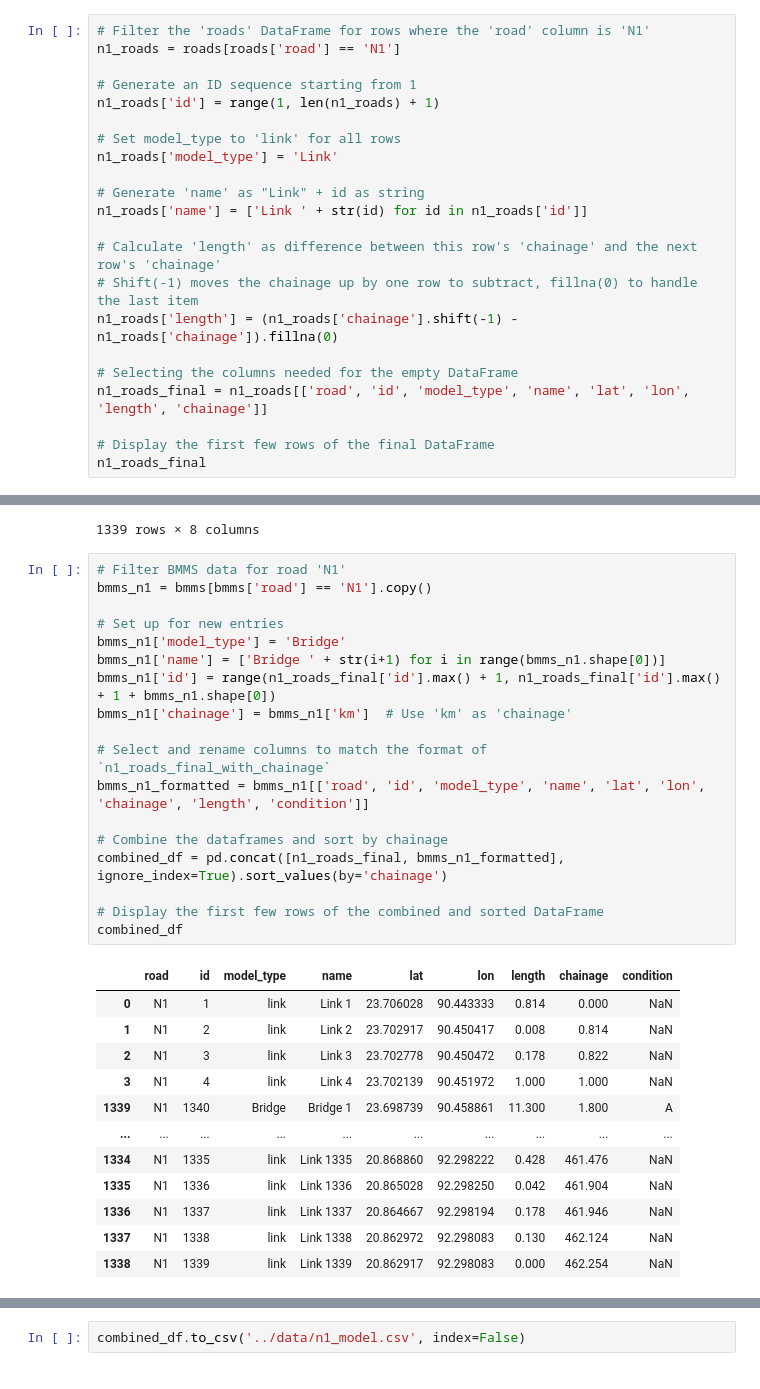
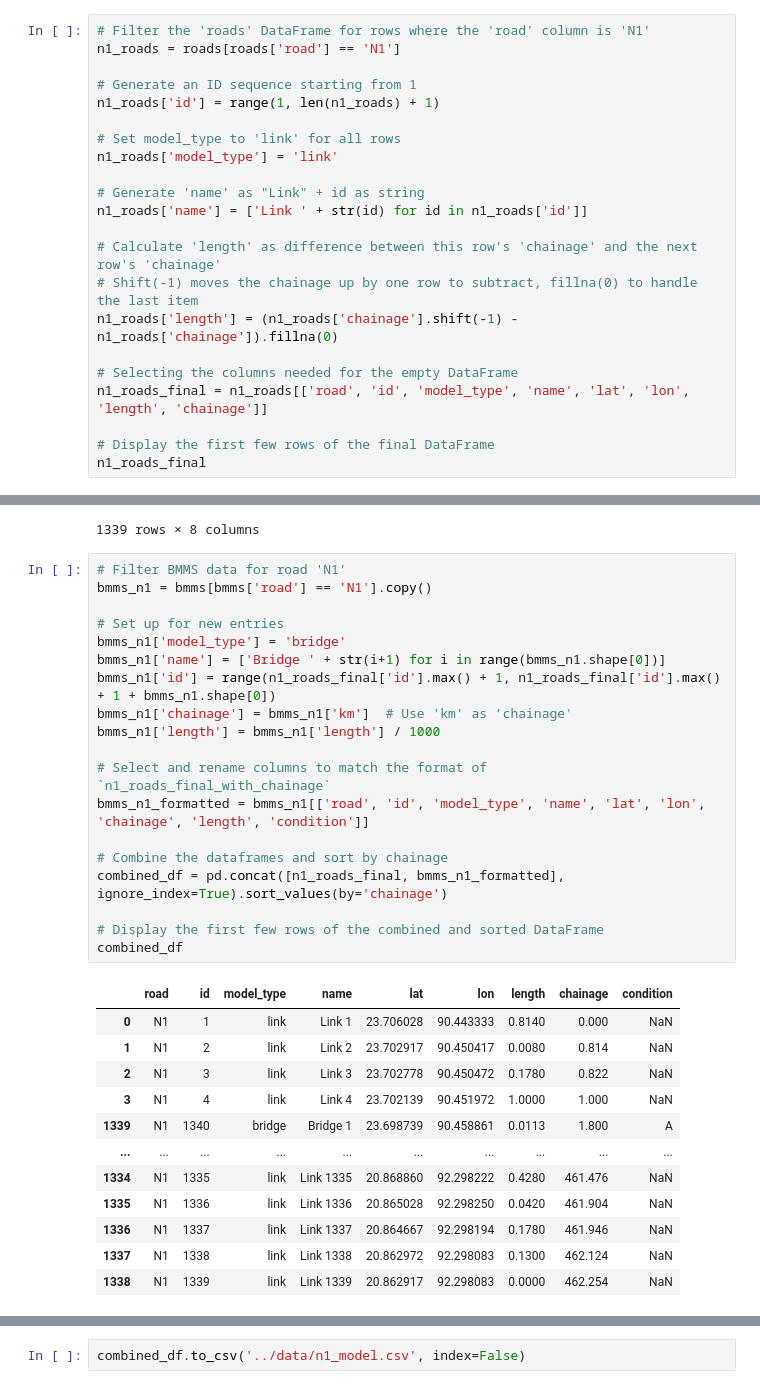
Before and after one commit to Anne-JS/advanced_simulation, a Jupyter notebook: EPA133a-G02-A2/model/Sven_doet_dingen.ipynb, the cells around one changed output, grey strips where cells are left out. Cells and saved outputs as stored; diff of their text form.

Commit message:
created n1_model.csv file

```diff
--- a/EPA133a-G02-A2/model/Sven_doet_dingen.ipynb
+++ b/EPA133a-G02-A2/model/Sven_doet_dingen.ipynb
@@ -71,7 +71,7 @@ n1_roads = roads[roads['road'] == 'N1']
 n1_roads['id'] = range(1, len(n1_roads) + 1)
 
 # Set model_type to 'link' for all rows
-n1_roads['model_type'] = 'Link'
+n1_roads['model_type'] = 'link'
 
 # Generate 'name' as "Link" + id as string
 n1_roads['name'] = ['Link ' + str(id) for id in n1_roads['id']]
@@ -122,32 +122,33 @@ See the caveats in the documentation: https://pandas.pydata.org/pandas-docs/stab
 # %%
 # Filter BMMS data for road 'N1'
 bmms_n1 = bmms[bmms['road'] == 'N1'].copy()
 
 # Set up for new entries
-bmms_n1['model_type'] = 'Bridge'
+bmms_n1['model_type'] = 'bridge'
 bmms_n1['name'] = ['Bridge ' + str(i+1) for i in range(bmms_n1.shape[0])]
 bmms_n1['id'] = range(n1_roads_final['id'].max() + 1, n1_roads_final['id'].max() + 1 + bmms_n1.shape[0])
 bmms_n1['chainage'] = bmms_n1['km']  # Use 'km' as 'chainage'
+bmms_n1['length'] = bmms_n1['length'] / 1000
 
 # Select and rename columns to match the format of `n1_roads_final_with_chainage`
 bmms_n1_formatted = bmms_n1[['road', 'id', 'model_type', 'name', 'lat', 'lon', 'chainage', 'length', 'condition']]
 
 # Combine the dataframes and sort by chainage
 combined_df = pd.concat([n1_roads_final, bmms_n1_formatted], ignore_index=True).sort_values(by='chainage')
 
 # Display the first few rows of the combined and sorted DataFrame
 combined_df
 # %% [output]
 |  | road | id | model_type | name | lat | lon | length | chainage | condition |
-| 0 | N1 | 1 | link | Link 1 | 23.706028 | 90.443333 | 0.814 | 0.000 | NaN |
-| 1 | N1 | 2 | link | Link 2 | 23.702917 | 90.450417 | 0.008 | 0.814 | NaN |
-| 2 | N1 | 3 | link | Link 3 | 23.702778 | 90.450472 | 0.178 | 0.822 | NaN |
-| 3 | N1 | 4 | link | Link 4 | 23.702139 | 90.451972 | 1.000 | 1.000 | NaN |
-| 1339 | N1 | 1340 | Bridge | Bridge 1 | 23.698739 | 90.458861 | 11.300 | 1.800 | A |
+| 0 | N1 | 1 | link | Link 1 | 23.706028 | 90.443333 | 0.8140 | 0.000 | NaN |
+| 1 | N1 | 2 | link | Link 2 | 23.702917 | 90.450417 | 0.0080 | 0.814 | NaN |
+| 2 | N1 | 3 | link | Link 3 | 23.702778 | 90.450472 | 0.1780 | 0.822 | NaN |
+| 3 | N1 | 4 | link | Link 4 | 23.702139 | 90.451972 | 1.0000 | 1.000 | NaN |
+| 1339 | N1 | 1340 | bridge | Bridge 1 | 23.698739 | 90.458861 | 0.0113 | 1.800 | A |
 | ... | ... | ... | ... | ... | ... | ... | ... | ... | ... |
-| 1334 | N1 | 1335 | link | Link 1335 | 20.868860 | 92.298222 | 0.428 | 461.476 | NaN |
-| 1335 | N1 | 1336 | link | Link 1336 | 20.865028 | 92.298250 | 0.042 | 461.904 | NaN |
-| 1336 | N1 | 1337 | link | Link 1337 | 20.864667 | 92.298194 | 0.178 | 461.946 | NaN |
-| 1337 | N1 | 1338 | link | Link 1338 | 20.862972 | 92.298083 | 0.130 | 462.124 | NaN |
-| 1338 | N1 | 1339 | link | Link 1339 | 20.862917 | 92.298083 | 0.000 | 462.254 | NaN |
+| 1334 | N1 | 1335 | link | Link 1335 | 20.868860 | 92.298222 | 0.4280 | 461.476 | NaN |
+| 1335 | N1 | 1336 | link | Link 1336 | 20.865028 | 92.298250 | 0.0420 | 461.904 | NaN |
+| 1336 | N1 | 1337 | link | Link 1337 | 20.864667 | 92.298194 | 0.1780 | 461.946 | NaN |
+| 1337 | N1 | 1338 | link | Link 1338 | 20.862972 | 92.298083 | 0.1300 | 462.124 | NaN |
+| 1338 | N1 | 1339 | link | Link 1339 | 20.862917 | 92.298083 | 0.0000 | 462.254 | NaN |
 2126 rows × 9 columns
```
Also changed, not shown: parts of 3 cells of this notebook, 2 other files.
